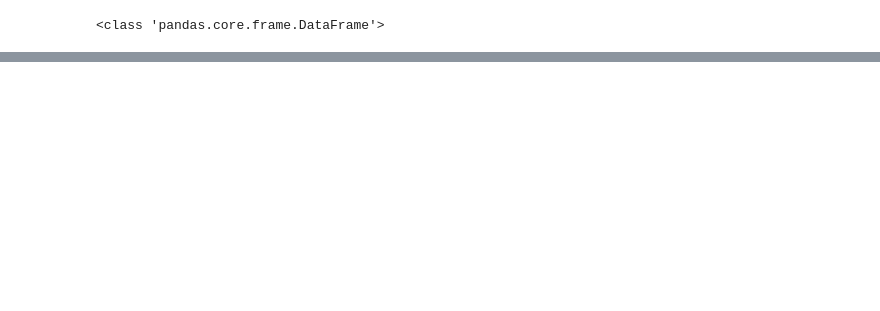
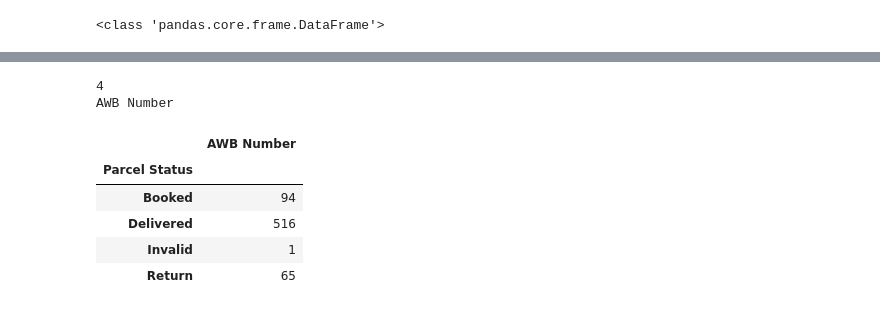
Before and after one commit to Manish-Kumarrrr/Shree-Tirupati-Shipping-Data-Extractor, a Jupyter notebook: Shree_Trupati_Scrapping_Script.ipynb, the cells around one changed output, grey strips where cells are left out. Cells and saved outputs as stored; diff of their text form; code cells hidden in the pictures; blank space fills up the shorter version.

```diff
--- a/Shree_Trupati_Scrapping_Script.ipynb
+++ b/Shree_Trupati_Scrapping_Script.ipynb
@@ -127,4 +172,21 @@ record
 # %%
 company_name="Shipping_Company : Shree Tirupati Courier Service PVT.LTD"
 date="Date : "+str(datetime.datetime.now())
 MetaData=pd.DataFrame({company_name, date})
+
+grouped = record.groupby('Parcel Status')
+print(len(grouped))
+grouped=grouped.count()
+grouped=(grouped.iloc[:, [0]])
+for i in grouped.iloc[:,[0]]:
+    print(i)
+grouped
+# %% [output]
+4
+AWB Number
+|  | AWB Number |
+| Parcel Status |  |
+| Booked | 94 |
+| Delivered | 516 |
+| Invalid | 1 |
+| Return | 65 |
```
Also changed, not shown: parts of 17 cells of this notebook, 1 other file.
